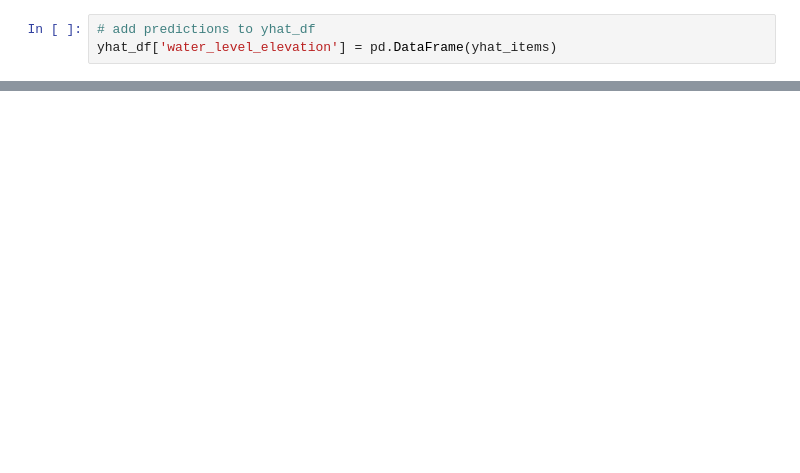
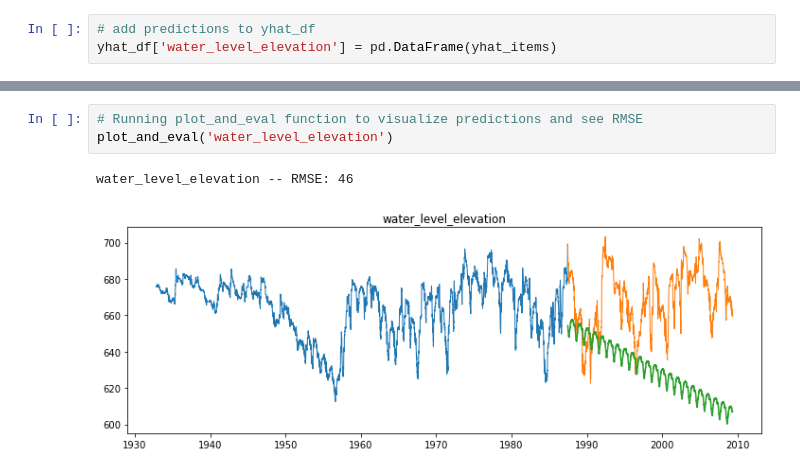
Before and after one commit to AndrewRachuig/edwards_aquifer_project, a Jupyter notebook: modeling_working_notebook.ipynb, the cells around one changed output, grey strips where cells are left out. Drawn from its saved outputs; the diff is of its cells as text; blank space fills up the shorter version.

```diff
--- a/modeling_working_notebook.ipynb
+++ b/modeling_working_notebook.ipynb
@@ -192,0 +434,6 @@ I will need to find a better model if I am going to beat baseline, but it's enti
+# %%
+# Running plot_and_eval function to visualize predictions and see RMSE
+plot_and_eval('water_level_elevation')
+# %% [output]
+water_level_elevation -- RMSE: 46
+[figure, added]
```
Also changed, not shown: parts of 55 cells of this notebook.
